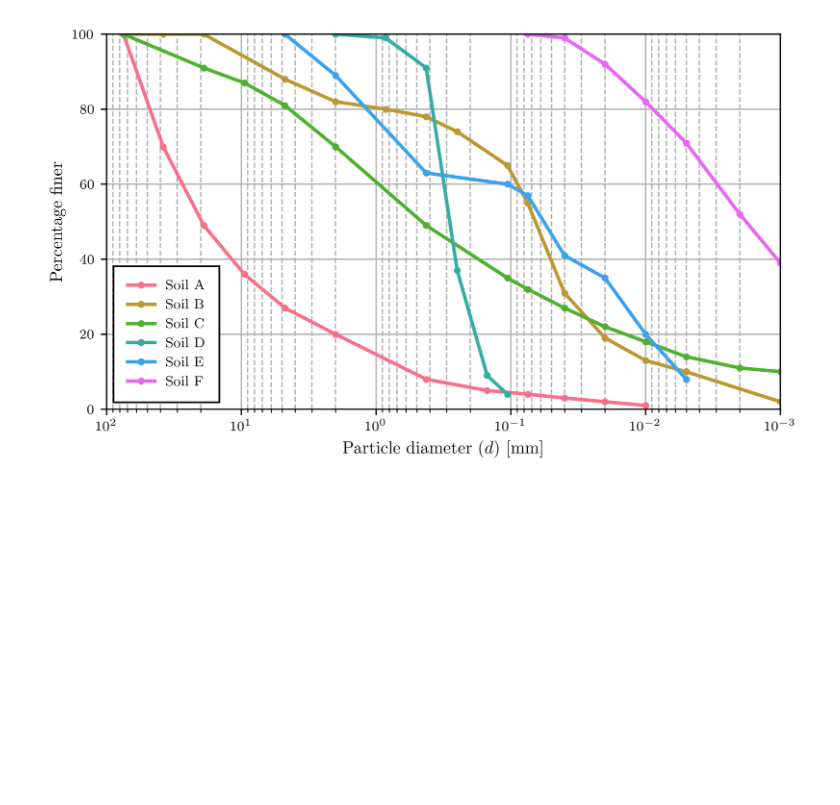
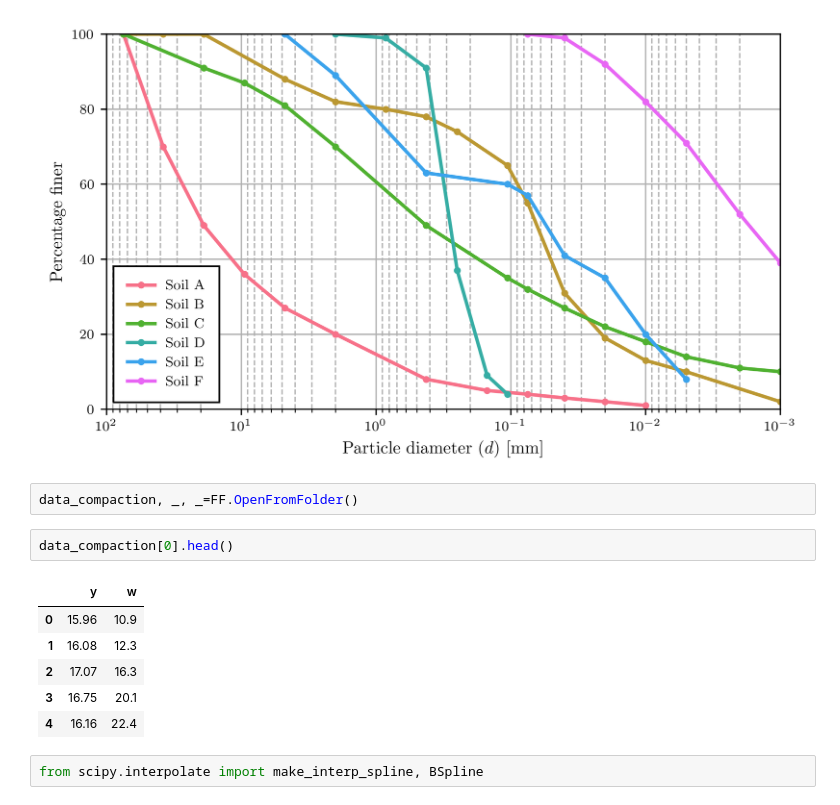
Before and after one commit to luisez1988/CIE365-Soil-mechanics, a Jupyter notebook: grain_size/Exercises and Homework assigment problems.ipynb, the cells around one changed output. Cells and saved outputs as stored; diff of their text form; blank space fills up the shorter version.

```diff
--- a/grain_size/Exercises and Homework assigment problems.ipynb
+++ b/grain_size/Exercises and Homework assigment problems.ipynb
@@ -206,3 +206,16 @@ plt.grid(b=True, which='minor', linestyle='--')
 plt.savefig('P7.svg')
 # %% [output]
 [figure]
+# %%
+data_compaction, _, _=FF.OpenFromFolder()
+# %%
+data_compaction[0].head()
+# %% [output]
+|  | y | w |
+| 0 | 15.96 | 10.9 |
+| 1 | 16.08 | 12.3 |
+| 2 | 17.07 | 16.3 |
+| 3 | 16.75 | 20.1 |
+| 4 | 16.16 | 22.4 |
+# %%
+from scipy.interpolate import make_interp_spline, BSpline
```
Also changed, not shown: parts of 2 cells of this notebook, 14 other files.
